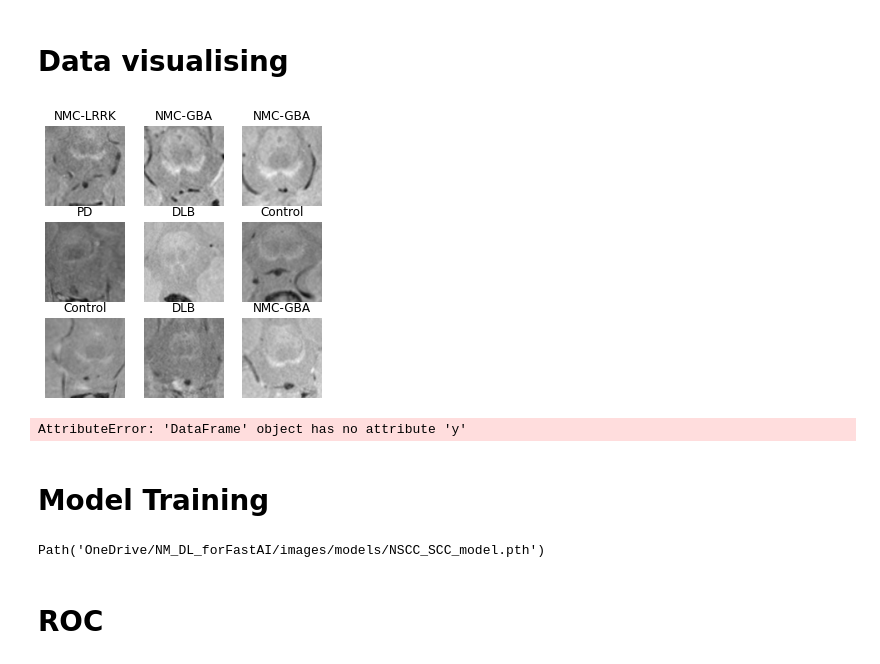
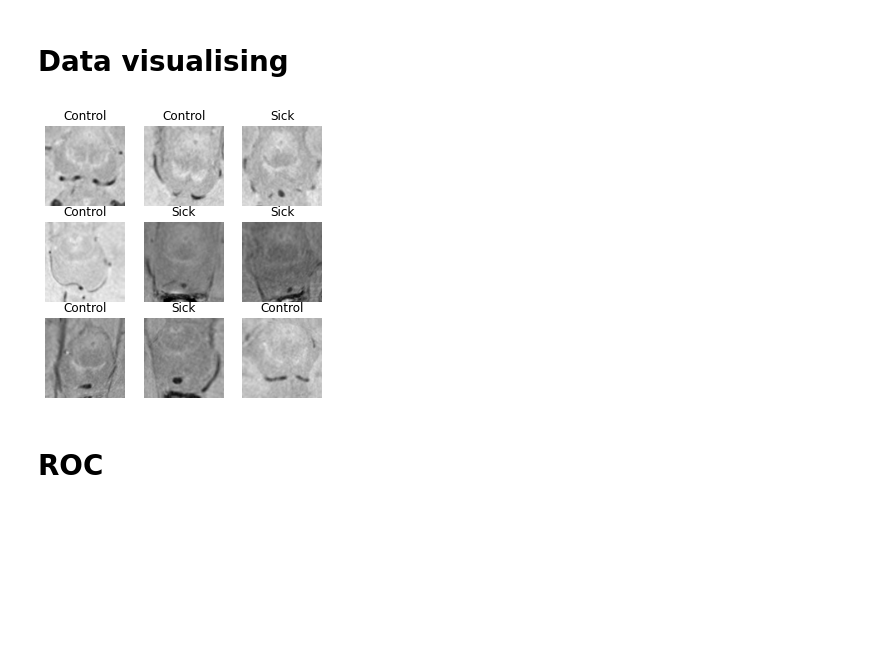
Before and after one commit to rotemorad/ML-for-classification, a Jupyter notebook: Classification_NM.ipynb, the cells around one changed output. Saved outputs shown, nothing was run; the diff lists cells and outputs as text; code cells hidden in the pictures; blank space fills up the shorter version.

```diff
--- a/Classification_NM.ipynb
+++ b/Classification_NM.ipynb
@@ -224,0 +47,11 @@ So `number_workers` is changed to 0 to avoid getting stuck
+# %%
+path= r'NM_DL_forFastAI/'
+img_path=r'NM_DL_forFastAI/images/'
+df = pd.read_csv(path+'2class.csv')
+print(df.head())
+from efficientnet_pytorch import EfficientNet
+model_name = 'efficientnet-b0'
+def getModel(pret,**kwargs):
+    model = EfficientNet.from_pretrained(model_name)
+    model._fc = nn.Linear(model._fc.in_features,data.c)
+    return model
@@ -224,0 +85,12 @@ So `number_workers` is changed to 0 to avoid getting stuck
+# %%
+df = pd.read_csv(path+'data_5_fold.csv')
+# Prepare the selected data_fold
+for idx in range(1, n_splits+1):
+    split_col = "split{}".format(idx)
+    data = ImageDataLoaders.from_df(df, path=img_path, suffix='', batch_tfms = aug_transforms(size=img_size, xtra_tfms= Normalize.from_stats(*imagenet_stats)), bs=bs, splitter=ColSplitter(col=split_col))
+    learn = cnn_learner(data, models.resnet18,metrics = accuracy).to_fp16()
+    learn.fit_one_cycle(n_epoch=20, lr_max=lr, cbs=[SaveModelCallback(monitor='accuracy', reset_on_fit = True)]) # save the best model
+    learn.unfreeze()
+    learn.fit_one_cycle(n_epoch=20, lr_max=lr, cbs=[SaveModelCallback(monitor='accuracy', reset_on_fit = False)])
+    learn.save('NM_model_{}'.format(idx))
+    learn.recorder.plot_loss()
@@ -225,25 +229,6 @@ So `number_workers` is changed to 0 to avoid getting stuck
 # %% [markdown]
 # Data visualising
 # %%
-data_fold.show_batch(nrows=3, figsize=(5,5))
+    data.show_batch(nrows=3, figsize=(5,5))
 # %% [output]
-[figure, old version]
+[figure, new version]
-# %%
-print(data.items)
-items = data.items['Type']
-occurance_count = collections.Counter(items)
-occurance_count = list(occurance_count.values())
-classes = data.label_list.train.y.classes
-
-# plotting
-index = [i for i in range(len(occurance_count))]
-plt.bar(index,occurance_count)
-plt.xticks(index,[classes[i] for i in range(len(occurance_count))],rotation=45)
-plt.ylabel('Label Count')
-plt.xlabel('Label')
-plt.title('Count of Labels')
-plt.show()
-# %% [output]
-AttributeError: 'DataFrame' object has no attribute 'y'
-# %% [markdown]
-# Model Training
@@ -252,7 +235,3 @@ learn.unfreeze()
-# %%
-learn.save('NSCC_SCC_model')
-# %% [output]
-Path('OneDrive/NM_DL_forFastAI/images/models/NSCC_SCC_model.pth')
 # %%
 #Test Time Augmentation
 # preds,targs = learn.TTA()
```
Also changed, not shown: parts of 17 cells of this notebook.
